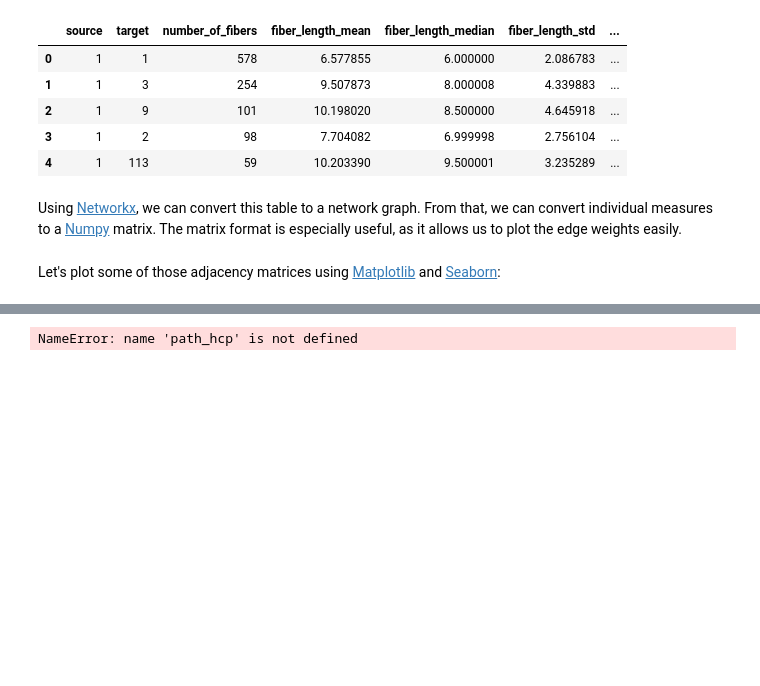
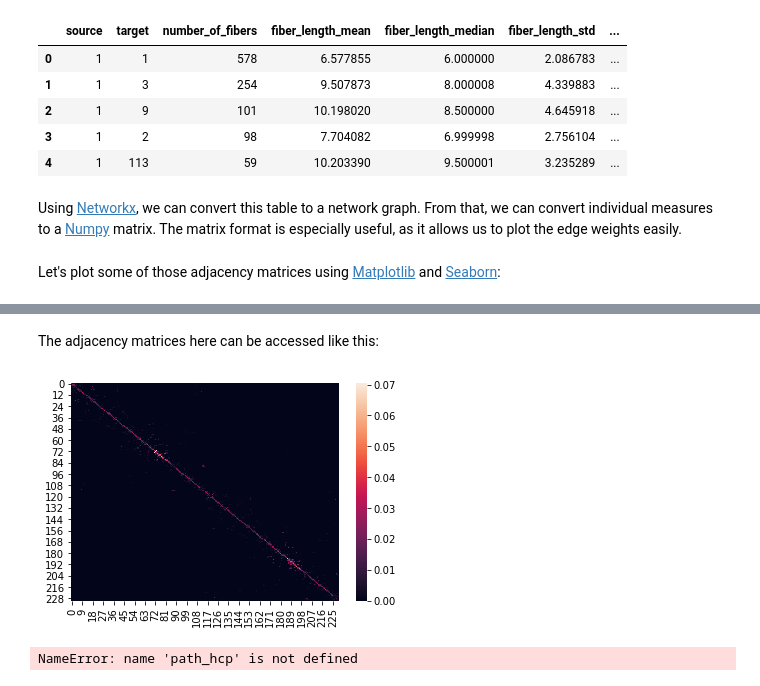
Before and after one commit to connectomicslab/connectomemapper3, a Jupyter notebook: notebooks/analysis_tutorial.ipynb, the cells around one changed output, grey strips where cells are left out. Saved outputs shown, nothing was run; the diff lists cells and outputs as text; code cells hidden in the pictures; blank space fills up the shorter version.

```diff
--- a/notebooks/analysis_tutorial.ipynb
+++ b/notebooks/analysis_tutorial.ipynb
@@ -82,3 +95,15 @@ for c, ax in zip(cols_to_plot, axs):
+# %%
+conn_mat_scale3 = layout.get(subject='01', extension='mat',
+                             suffix='connectivity', return_type='filename',
+                             res='scale3')
+A_mat = sio.loadmat(conn_mat_scale3[0])
+# %% [markdown]
+The adjacency matrices here can be accessed like this:
+# %%
+sns.heatmap(A_mat["sc"]["fiber_density"][0][0])
+plt.show()
+# %% [output]
+[figure, added]
 # %%
 #parcellation_path = os.path.join(path, "code",
 #                                 "sub-colin27_T1w_parc_scale1.nii.gz")
```
Also changed, not shown: parts of 7 cells of this notebook.
